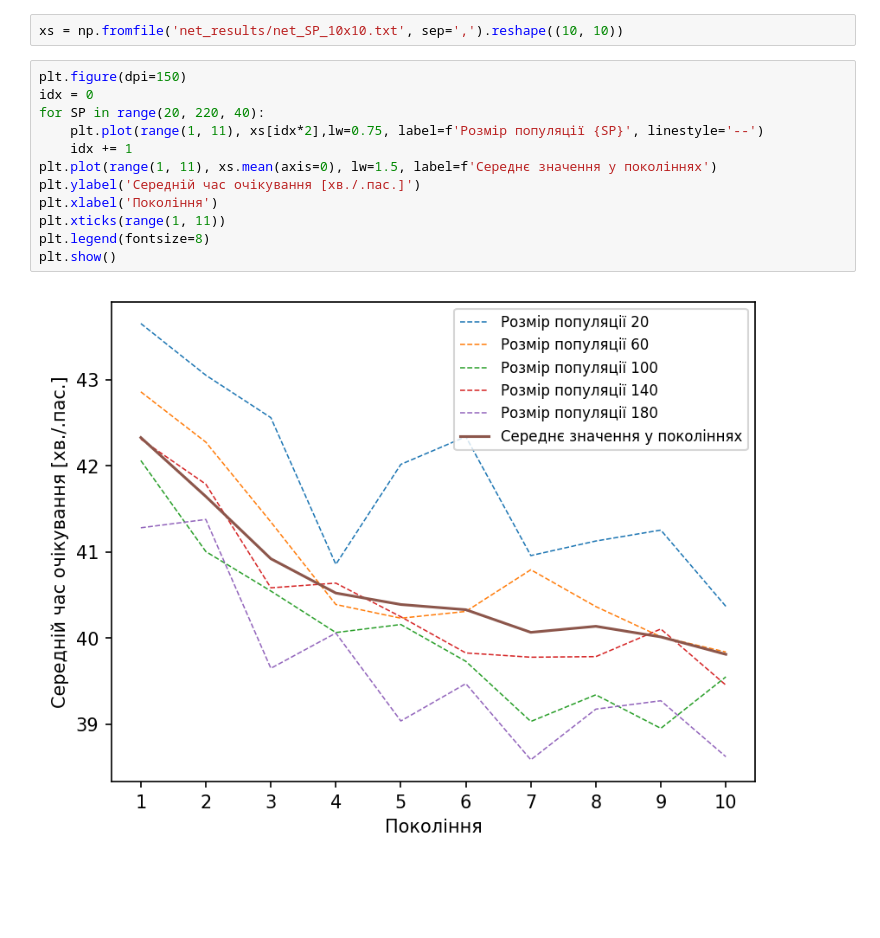
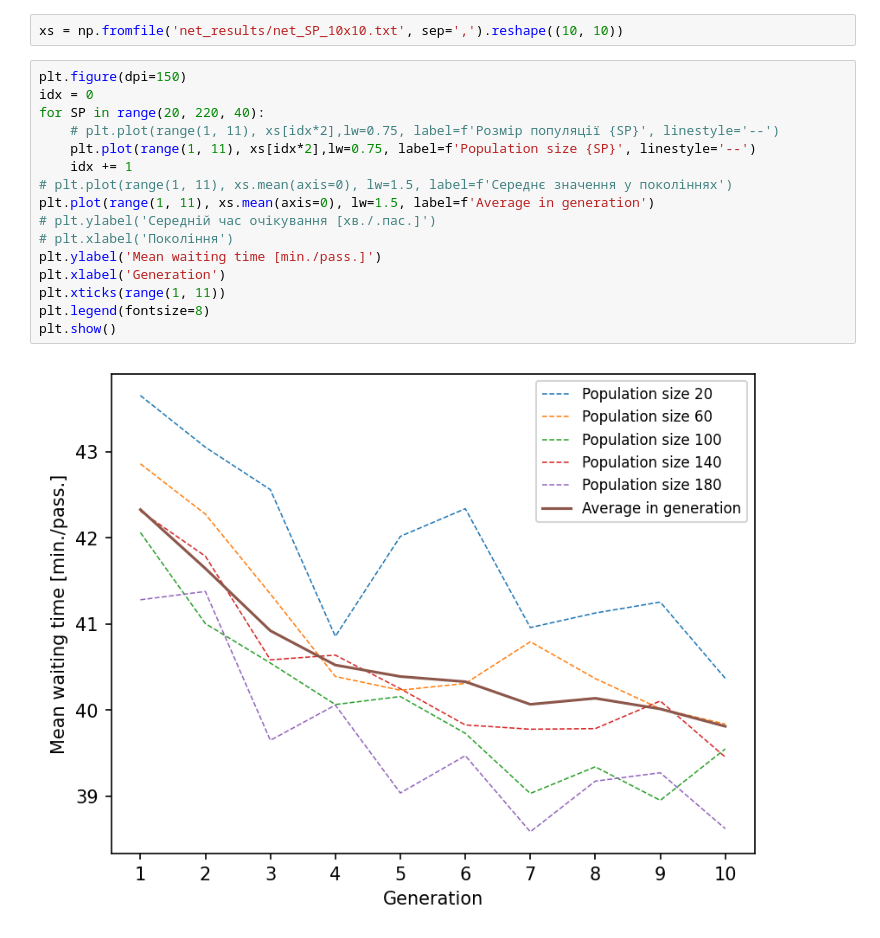
Before and after one commit to naumovvs/publictransportnet, a Jupyter notebook: case studies/verkhnodniprovsk/verkhnodniprovsk_exp_net_SP.ipynb, the cells around one changed output. Cells and saved outputs as stored; diff of their text form; blank space fills up the shorter version.

```diff
--- a/case studies/verkhnodniprovsk/verkhnodniprovsk_exp_net_SP.ipynb
+++ b/case studies/verkhnodniprovsk/verkhnodniprovsk_exp_net_SP.ipynb
@@ -145,16 +145,20 @@ xs = np.fromfile('net_results/net_SP_10x10.txt', sep=',').reshape((10, 10))
 # %%
 plt.figure(dpi=150)
 idx = 0
 for SP in range(20, 220, 40):
-    plt.plot(range(1, 11), xs[idx*2],lw=0.75, label=f'Розмір популяції {SP}', linestyle='--')
+    # plt.plot(range(1, 11), xs[idx*2],lw=0.75, label=f'Розмір популяції {SP}', linestyle='--')
+    plt.plot(range(1, 11), xs[idx*2],lw=0.75, label=f'Population size {SP}', linestyle='--')
     idx += 1
-plt.plot(range(1, 11), xs.mean(axis=0), lw=1.5, label=f'Середнє значення у поколіннях')
-plt.ylabel('Середній час очікування [хв./.пас.]')
-plt.xlabel('Покоління')
+# plt.plot(range(1, 11), xs.mean(axis=0), lw=1.5, label=f'Середнє значення у поколіннях')
+plt.plot(range(1, 11), xs.mean(axis=0), lw=1.5, label=f'Average in generation')
+# plt.ylabel('Середній час очікування [хв./.пас.]')
+# plt.xlabel('Покоління')
+plt.ylabel('Mean waiting time [min./pass.]')
+plt.xlabel('Generation')
 plt.xticks(range(1, 11))
 plt.legend(fontsize=8)
 plt.show()
 # %% [output]
-[figure, old version]
+[figure, new version]
 # %%
 xticks = range(20, 220, 20)
```
Also changed, not shown: parts of 3 cells of this notebook, 7 other files.
